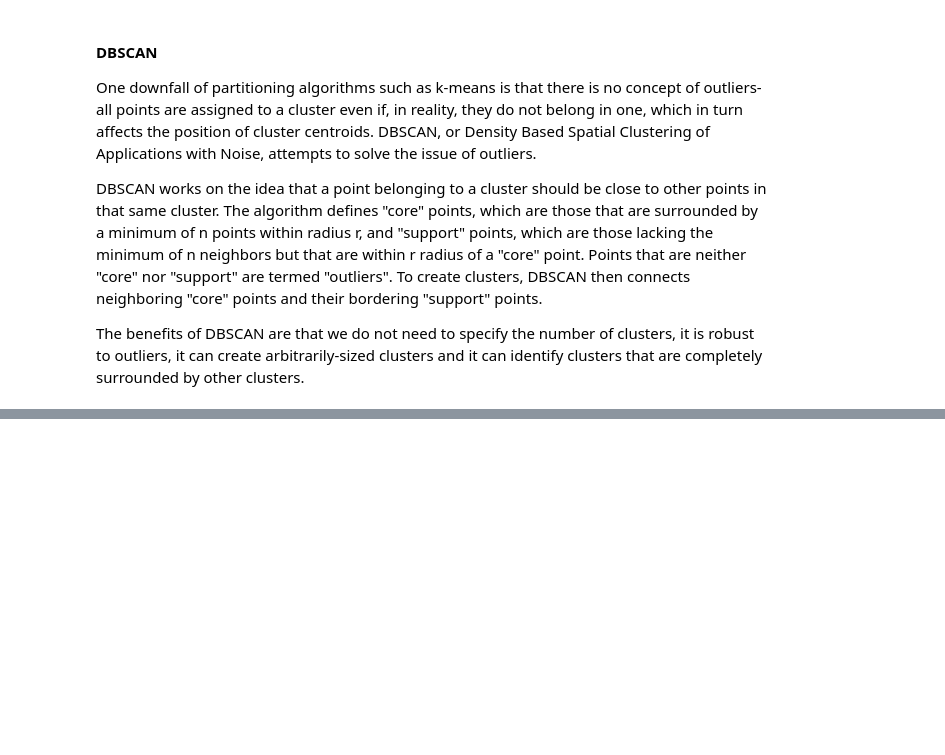
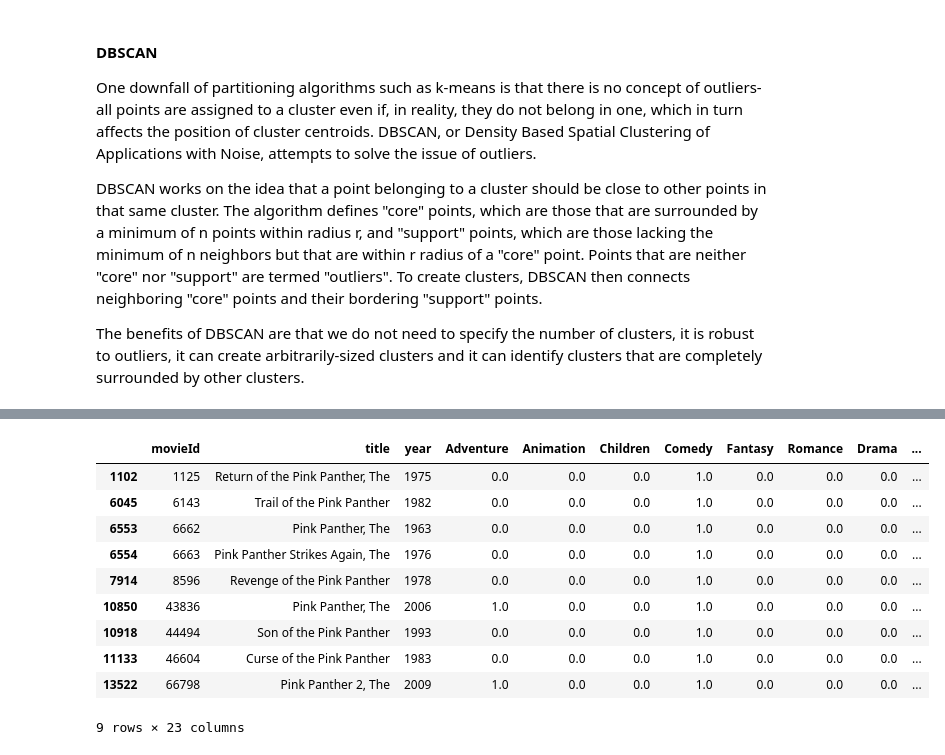
Before and after one commit to amypeniston/data-science-toolbox, a Jupyter notebook: Machine_Learning.ipynb, the cells around one changed output, grey strips where cells are left out. Drawn from its saved outputs; the diff is of its cells as text; code cells hidden in the pictures; blank space fills up the shorter version.

```diff
--- a/Machine_Learning.ipynb
+++ b/Machine_Learning.ipynb
@@ -1261,0 +1331,4 @@ The benefits of DBSCAN are that we do not need to specify the number of clusters
+# %%
+# Simple recommender example
+movies_df = pd.read_csv("assets/movies.csv")
+movies_df.head()
@@ -1261,0 +1342,8 @@ The benefits of DBSCAN are that we do not need to specify the number of clusters
+# %%
+# Clean data
+movies_df["genres"] = movies_df["genres"].str.split("|")
+movies_df['year'] = movies_df.title.str.extract('(\(\d\d\d\d\))',expand=False) # Extract year from title
+movies_df['year'] = movies_df.year.str.extract('(\d\d\d\d)',expand=False) # Remove parentheses
+movies_df['title'] = movies_df.title.str.replace('(\(\d\d\d\d\))', '') # Remove the years from the title column
+movies_df['title'] = movies_df['title'].apply(lambda x: x.strip()) # Apply the strip function to get rid of any whitespace
+movies_df.head()
@@ -1261,0 +1357,11 @@ The benefits of DBSCAN are that we do not need to specify the number of clusters
+# %%
+# Use one hot encoding to encode genres as zeros and ones
+movies_encoded_df = movies_df.copy()
+
+for idx, row in movies_encoded_df.iterrows():
+    for genre in row["genres"]:
+        movies_encoded_df.at[idx, genre] = 1
+
+movies_encoded_df = movies_encoded_df.fillna(0)
+movies_encoded_df.drop(columns=["genres"], inplace=True)
+movies_encoded_df.head()
@@ -1261,0 +1376,17 @@ The benefits of DBSCAN are that we do not need to specify the number of clusters
+# %%
+# Search movie database to get exact titles
+movie_name = "pink panther"
+movies_encoded_df[movies_encoded_df["title"].str.contains(movie_name.lower()) |
+                  movies_encoded_df["title"].str.contains(movie_name.title())]
+# %% [output]
+|  | movieId | title | year | Adventure | Animation | Children | Comedy | Fantasy | Romance | Drama | ... |
+| 1102 | 1125 | Return of the Pink Panther, The | 1975 | 0.0 | 0.0 | 0.0 | 1.0 | 0.0 | 0.0 | 0.0 | ... |
+| 6045 | 6143 | Trail of the Pink Panther | 1982 | 0.0 | 0.0 | 0.0 | 1.0 | 0.0 | 0.0 | 0.0 | ... |
+| 6553 | 6662 | Pink Panther, The | 1963 | 0.0 | 0.0 | 0.0 | 1.0 | 0.0 | 0.0 | 0.0 | ... |
+| 6554 | 6663 | Pink Panther Strikes Again, The | 1976 | 0.0 | 0.0 | 0.0 | 1.0 | 0.0 | 0.0 | 0.0 | ... |
+| 7914 | 8596 | Revenge of the Pink Panther | 1978 | 0.0 | 0.0 | 0.0 | 1.0 | 0.0 | 0.0 | 0.0 | ... |
+| 10850 | 43836 | Pink Panther, The | 2006 | 1.0 | 0.0 | 0.0 | 1.0 | 0.0 | 0.0 | 0.0 | ... |
+| 10918 | 44494 | Son of the Pink Panther | 1993 | 0.0 | 0.0 | 0.0 | 1.0 | 0.0 | 0.0 | 0.0 | ... |
+| 11133 | 46604 | Curse of the Pink Panther | 1983 | 0.0 | 0.0 | 0.0 | 1.0 | 0.0 | 0.0 | 0.0 | ... |
+| 13522 | 66798 | Pink Panther 2, The | 2009 | 1.0 | 0.0 | 0.0 | 1.0 | 0.0 | 0.0 | 0.0 | ... |
+9 rows × 23 columns
```
Also changed, not shown: parts of 17 cells of this notebook, 1 other file.
